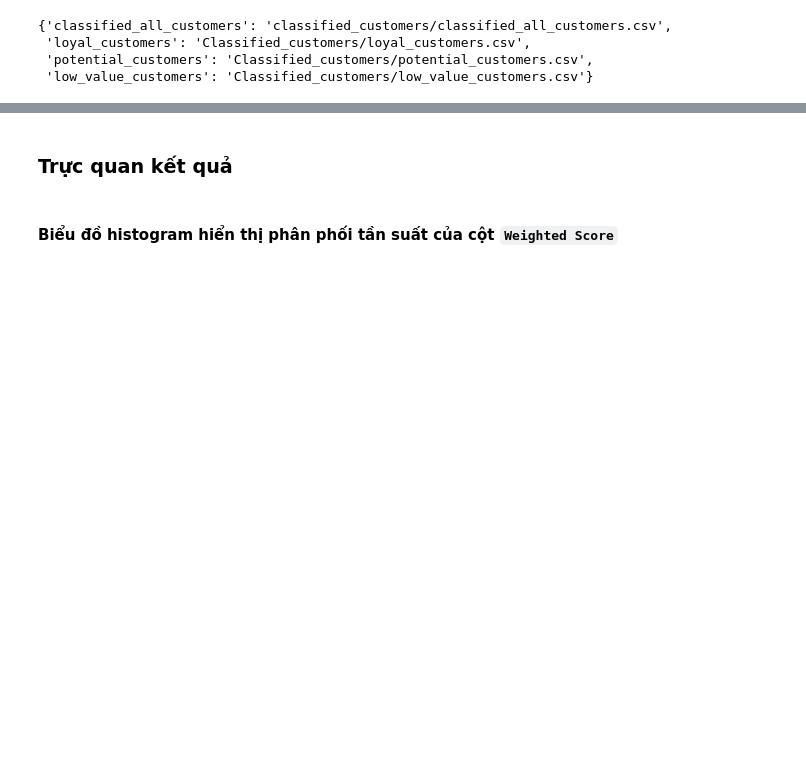
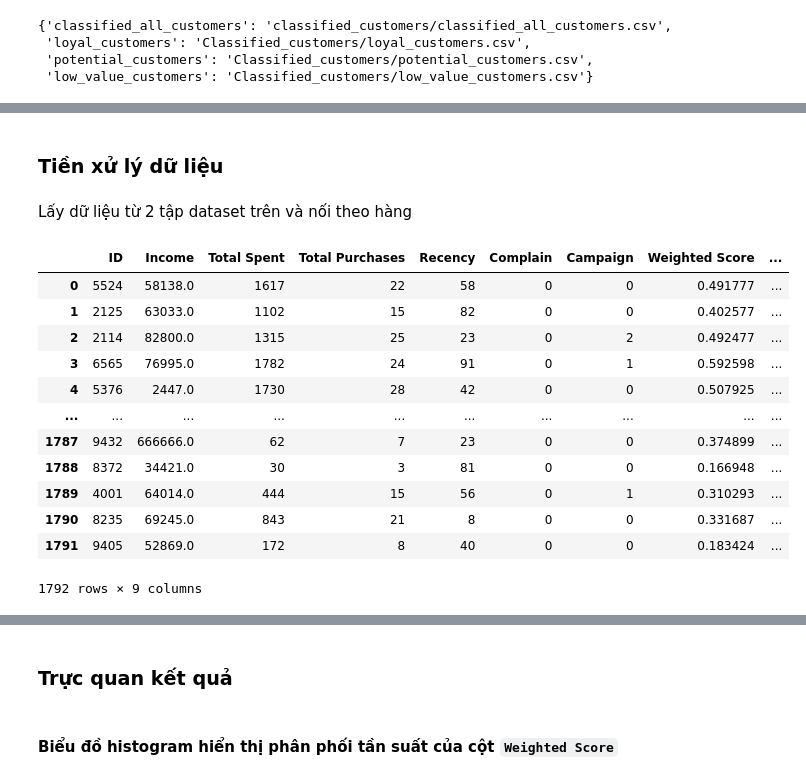
Before and after one commit to buitrongtrinh/Final-Project, a Jupyter notebook: Final_Project.ipynb, the cells around one changed output, grey strips where cells are left out. Cells and saved outputs as stored; diff of their text form; code cells hidden in the pictures; blank space fills up the shorter version.

```diff
--- a/Final_Project.ipynb
+++ b/Final_Project.ipynb
@@ -464,0 +651,26 @@ data_customer[data_customer['Customer Type'] == 'Low Value'].to_csv('Classified_
+# %% [markdown]
+### **Tiền xử lý dữ liệu**
+# %% [markdown]
+Lấy dữ liệu từ 2 tập dataset trên và nối theo hàng
+# %%
+# Tiền xử lý dữ liệu
+loyal_customers = pd.read_csv('Classified_customers/loyal_customers.csv')
+potential_customers = pd.read_csv('Classified_customers/potential_customers.csv')
+
+# Gộp dữ liệu hai nhóm
+combined_data = pd.concat([loyal_customers, potential_customers], ignore_index=True)
+combined_data
+# %% [output]
+|  | ID | Income | Total Spent | Total Purchases | Recency | Complain | Campaign | Weighted Score | ... |
+| 0 | 5524 | 58138.0 | 1617 | 22 | 58 | 0 | 0 | 0.491777 | ... |
+| 1 | 2125 | 63033.0 | 1102 | 15 | 82 | 0 | 0 | 0.402577 | ... |
+| 2 | 2114 | 82800.0 | 1315 | 25 | 23 | 0 | 2 | 0.492477 | ... |
+| 3 | 6565 | 76995.0 | 1782 | 24 | 91 | 0 | 1 | 0.592598 | ... |
+| 4 | 5376 | 2447.0 | 1730 | 28 | 42 | 0 | 0 | 0.507925 | ... |
+| ... | ... | ... | ... | ... | ... | ... | ... | ... | ... |
+| 1787 | 9432 | 666666.0 | 62 | 7 | 23 | 0 | 0 | 0.374899 | ... |
+| 1788 | 8372 | 34421.0 | 30 | 3 | 81 | 0 | 0 | 0.166948 | ... |
+| 1789 | 4001 | 64014.0 | 444 | 15 | 56 | 0 | 1 | 0.310293 | ... |
+| 1790 | 8235 | 69245.0 | 843 | 21 | 8 | 0 | 0 | 0.331687 | ... |
+| 1791 | 9405 | 52869.0 | 172 | 8 | 40 | 0 | 0 | 0.183424 | ... |
+1792 rows × 9 columns
```
Also changed, not shown: parts of 63 cells of this notebook.
